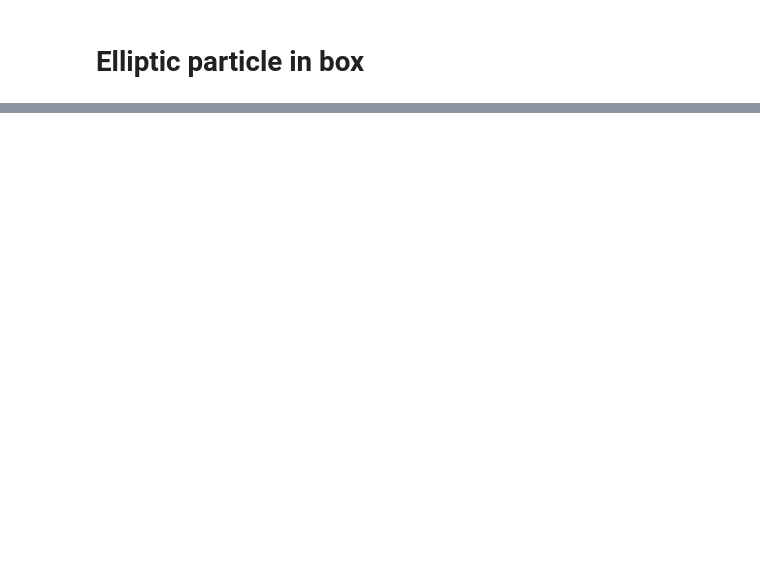
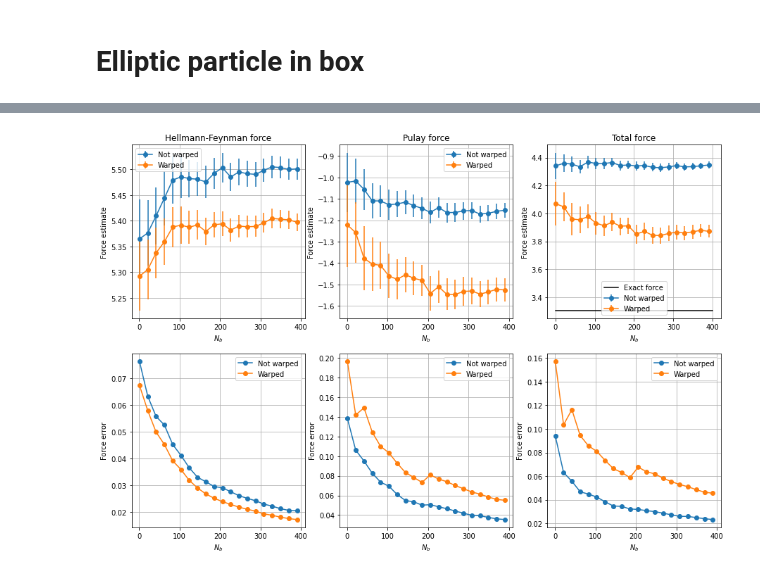
Before and after one commit to Jvanrhijn/pydmc, a Jupyter notebook: examples/elliptic_well.ipynb, the cells around one changed output, grey strips where cells are left out. Cells and saved outputs as stored; diff of their text form; code cells hidden in the pictures; blank space fills up the shorter version.

```diff
--- a/examples/elliptic_well.ipynb
+++ b/examples/elliptic_well.ipynb
@@ -90,0 +98,4 @@ plt.grid()
+# %%
+flhf, flhf_warp, flpulay_exact, flpulay_exact_warp, flpulay_vd, flpulay_vd_warp, flpulay_exact_nocutoff, flpulay_exact_nocutoff_warp, weights \
+    = DMCForcesInput().compute_forces("dmc.ellipse.hdf5")
+force_exact = 4*q0/a0**3
@@ -90,0 +110,10 @@ plt.grid()
+# %%
+axes = plot_error_over_time(flhf, flpulay_exact_nocutoff, flhf_warp, flpulay_exact_nocutoff_warp, 20, 1, weights=weights)
+for (ax, title) in zip(axes.T, ["Hellmann-Feynman force", "Pulay force", "Total force"]):
+    ax[0].set_xlabel(r"$N_b$"); ax[1].set_xlabel(r"$N_b$")
+    ax[0].set_ylabel("Force estimate"); ax[1].set_ylabel("Force error")
+    ax[0].set_title(title)
+axes[0, -1].plot([0, blocks], [force_exact]*2, "black", label="Exact force")
+axes[0, -1].legend();
+# %% [output]
+[figure, added]
```
Also changed, not shown: parts of 12 cells of this notebook, 3 other files.
